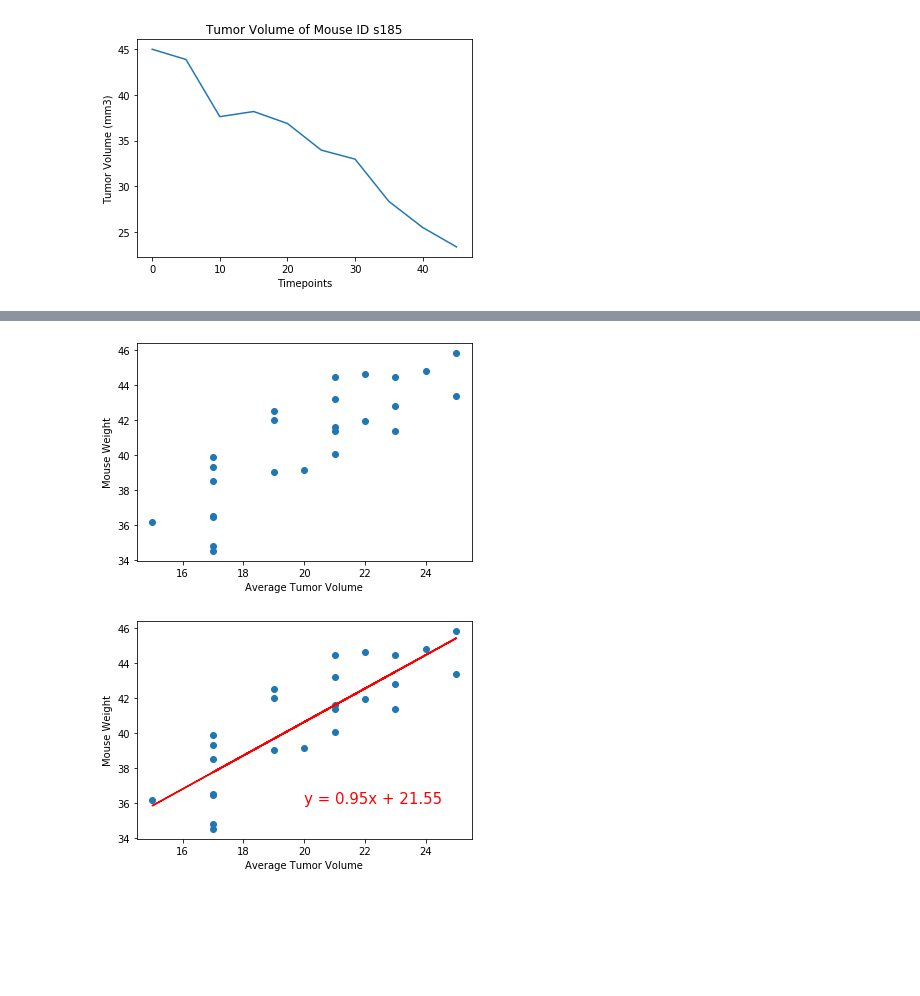
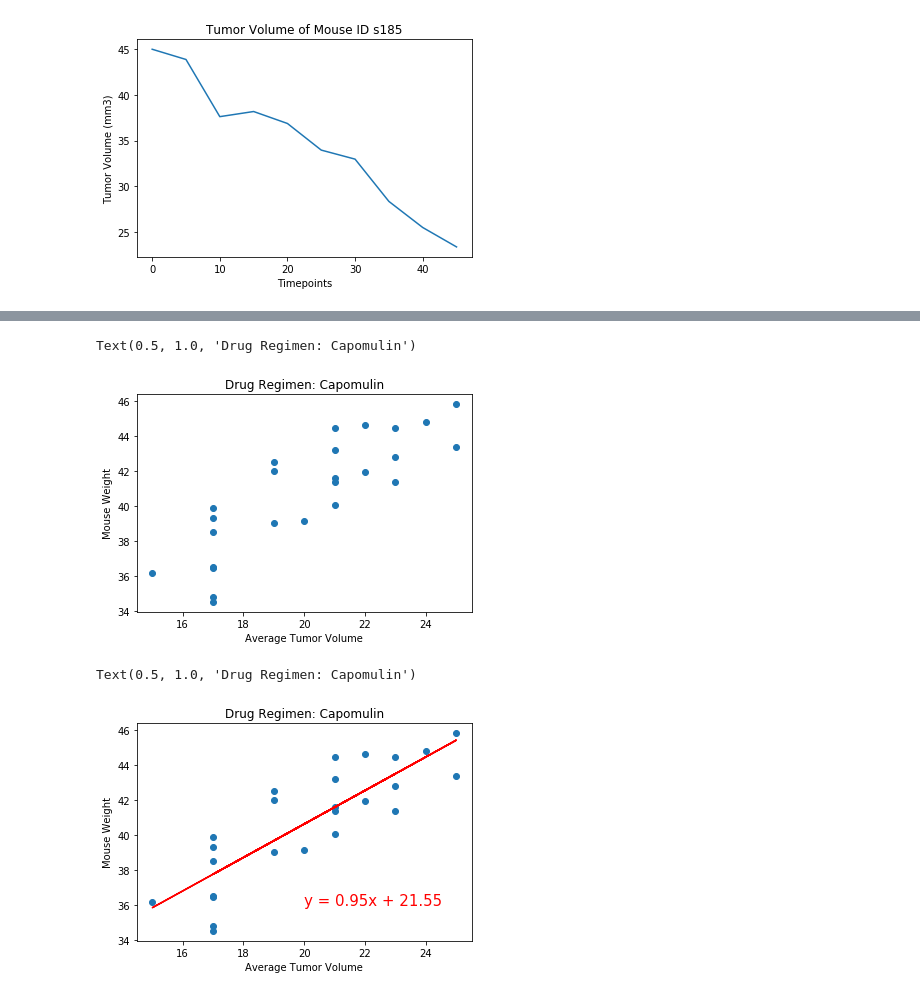
Before and after one commit to jlheen/matplotlib-challenge, a Jupyter notebook: pymaceuticals.ipynb, the cells around one changed output, grey strips where cells are left out. Cells and saved outputs as stored; diff of their text form; code cells hidden in the pictures; blank space fills up the shorter version.

```diff
--- a/pymaceuticals.ipynb
+++ b/pymaceuticals.ipynb
@@ -496,14 +449,14 @@ drug_reg_Ca.head()
 # %%
 # Generate a scatter plot of mouse weight versus average tumor volume for the Capomulin regimen
 x_values = mouseID["Weight (g)"].mean()
 y_values = mouseID["Tumor Volume (mm3)"].mean()
 plt.scatter(x_values,y_values)
 plt.xlabel('Average Tumor Volume')
 plt.ylabel('Mouse Weight')
-plt.show()
-plt.title("")
+plt.title("Drug Regimen: Capomulin")
 # %% [output]
+Text(0.5, 1.0, 'Drug Regimen: Capomulin')
-[figure, old version]
+[figure, new version]
 # %%
 # Calculate the correlation coefficient and
 # linear regression model for mouse weight and average
@@ -519,6 +472,7 @@ plt.plot(x_values,regress_values,"r-")
 plt.annotate(line_eq,(20, 36),fontsize=15,color="red")
 plt.xlabel('Average Tumor Volume')
 plt.ylabel('Mouse Weight')
-plt.show()
+plt.title("Drug Regimen: Capomulin")
 # %% [output]
+Text(0.5, 1.0, 'Drug Regimen: Capomulin')
-[figure, old version]
+[figure, new version]
```
Also changed, not shown: parts of 26 cells of this notebook.
